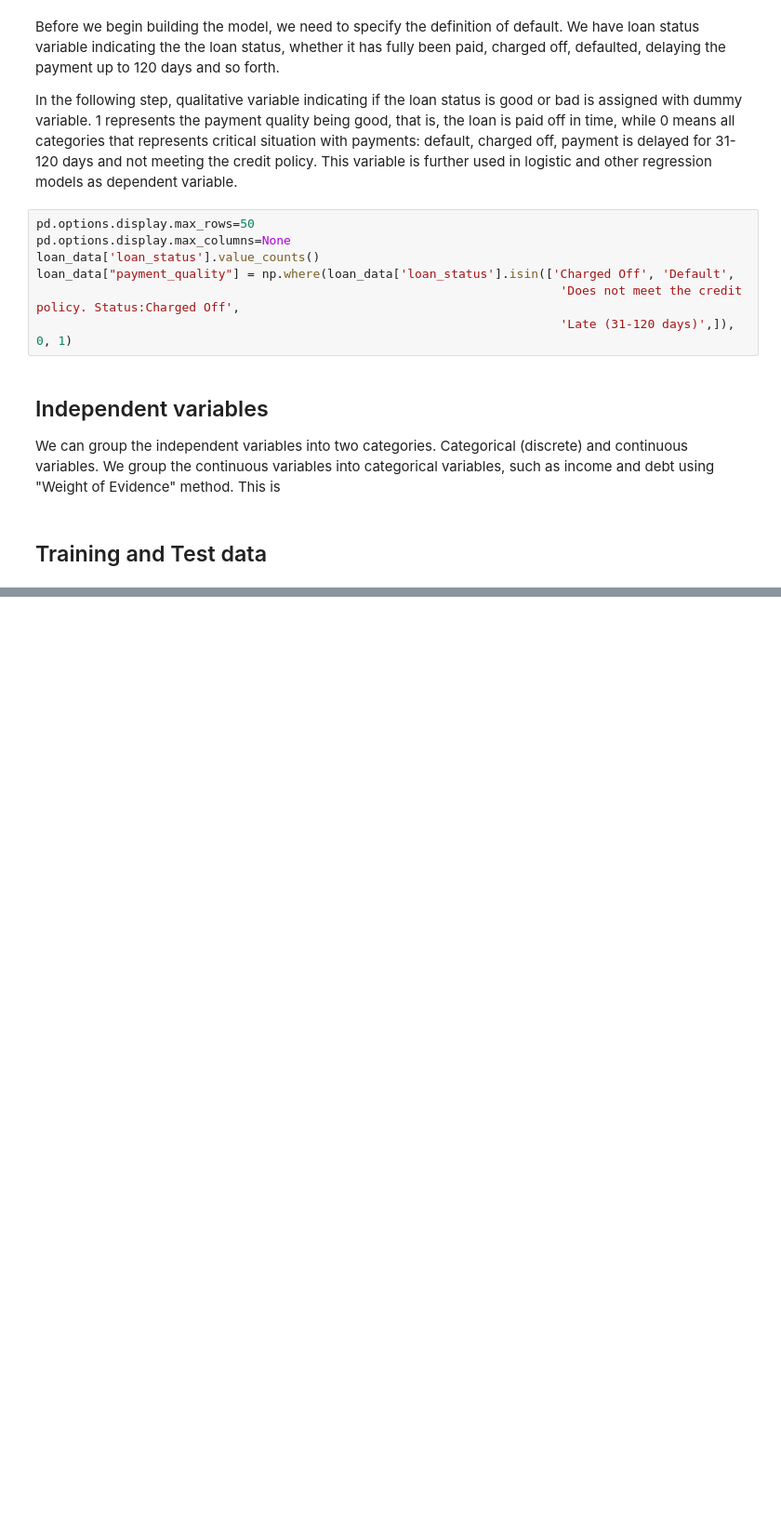
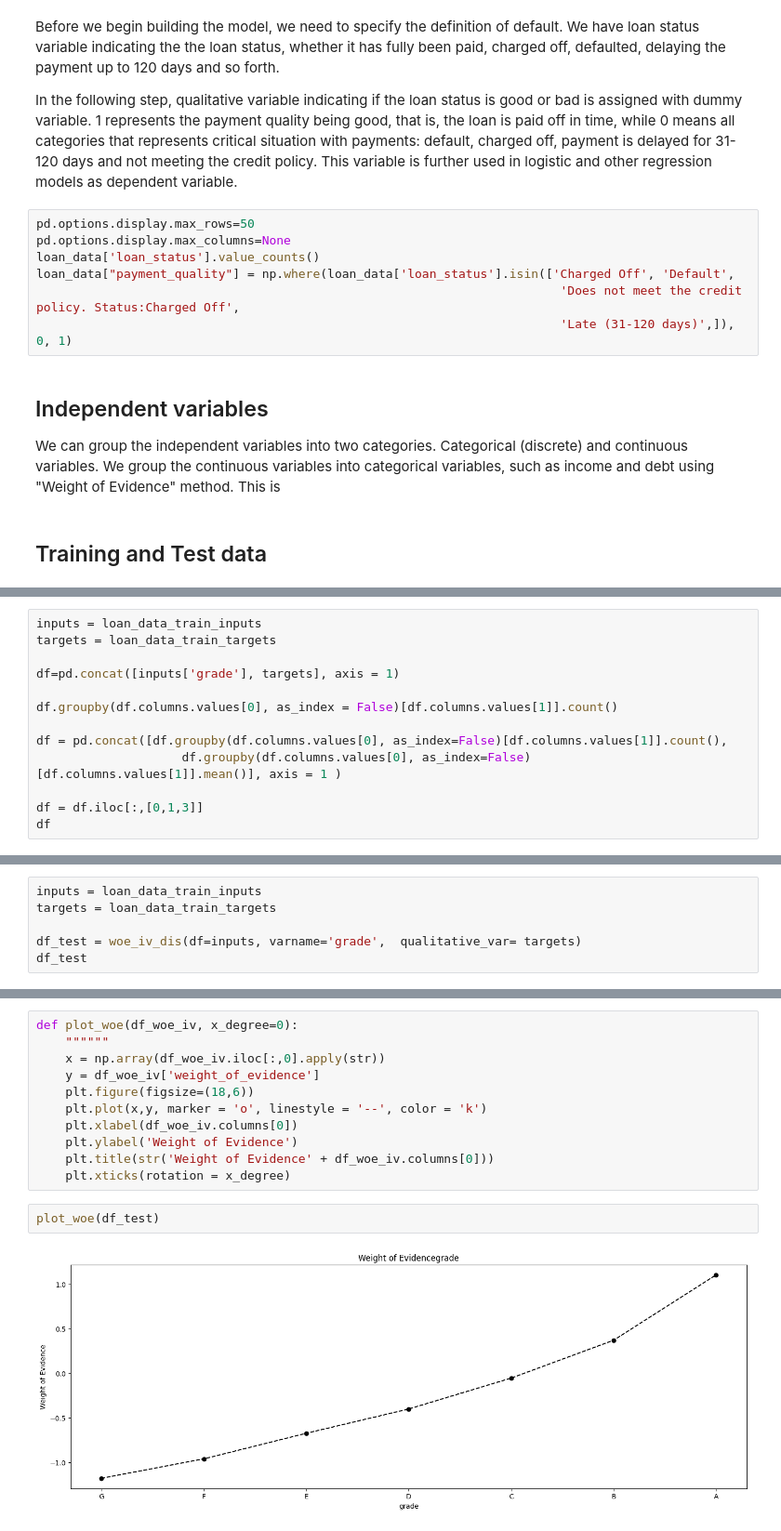
Before and after one commit to OzodbekOzodov/_credit-risk-modeling, a Jupyter notebook: main-project.ipynb, the cells around one changed output, grey strips where cells are left out. Shown at 93% size. Drawn from its saved outputs; the diff is of its cells as text; blank space fills up the shorter version.

Commit message:
replaced manual WoE and IV calculations, and defined functions to calculate and plot

```diff
--- a/main-project.ipynb
+++ b/main-project.ipynb
@@ -327,0 +284,13 @@ df1
+# %%
+inputs = loan_data_train_inputs
+targets = loan_data_train_targets
+
+df=pd.concat([inputs['grade'], targets], axis = 1)
+
+df.groupby(df.columns.values[0], as_index = False)[df.columns.values[1]].count()
+
+df = pd.concat([df.groupby(df.columns.values[0], as_index=False)[df.columns.values[1]].count(),
+                    df.groupby(df.columns.values[0], as_index=False)[df.columns.values[1]].mean()], axis = 1 )
+
+df = df.iloc[:,[0,1,3]]
+df
@@ -327,0 +362,6 @@ df1
+# %%
+inputs = loan_data_train_inputs
+targets = loan_data_train_targets
+
+df_test = woe_iv_dis(df=inputs, varname='grade',  qualitative_var= targets)
+df_test
@@ -327,0 +377,15 @@ df1
+# %%
+def plot_woe(df_woe_iv, x_degree=0):
+    """"""
+    x = np.array(df_woe_iv.iloc[:,0].apply(str))
+    y = df_woe_iv['weight_of_evidence']
+    plt.figure(figsize=(18,6))
+    plt.plot(x,y, marker = 'o', linestyle = '--', color = 'k')
+    plt.xlabel(df_woe_iv.columns[0])
+    plt.ylabel('Weight of Evidence')
+    plt.title(str('Weight of Evidence' + df_woe_iv.columns[0]))
+    plt.xticks(rotation = x_degree)
+# %%
+plot_woe(df_test)
+# %% [output]
+[figure, added]
```
Also changed, not shown: parts of 9 cells of this notebook.
